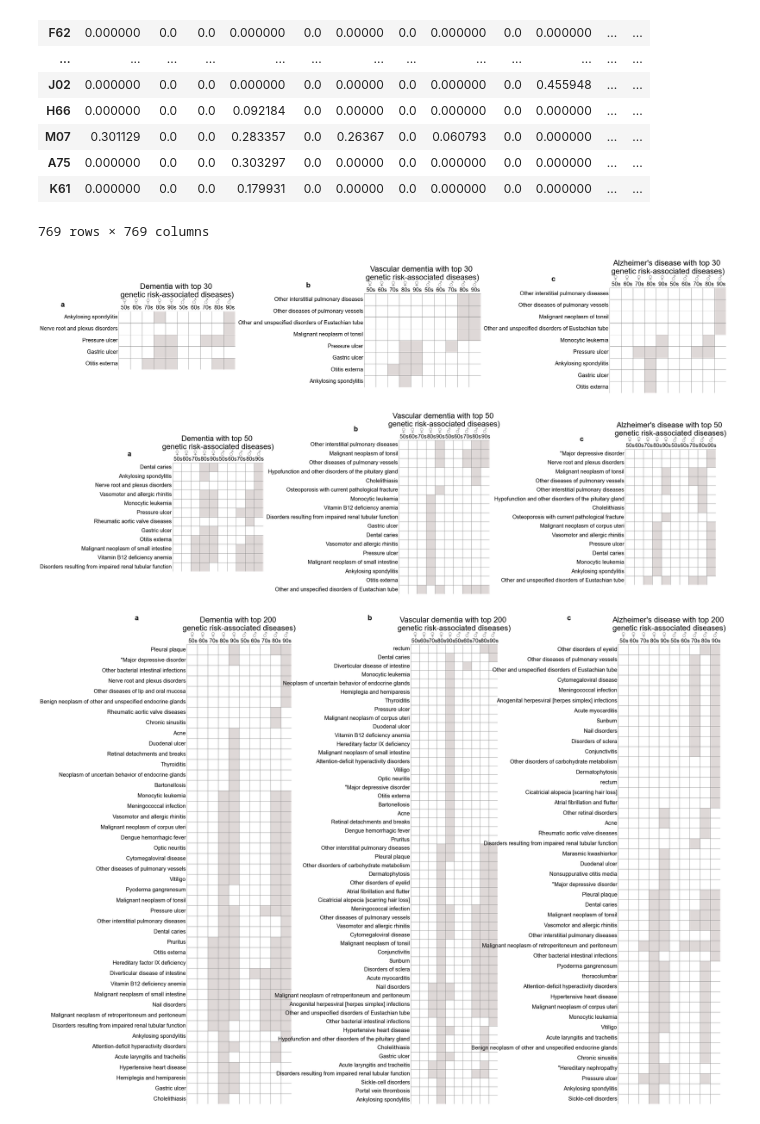
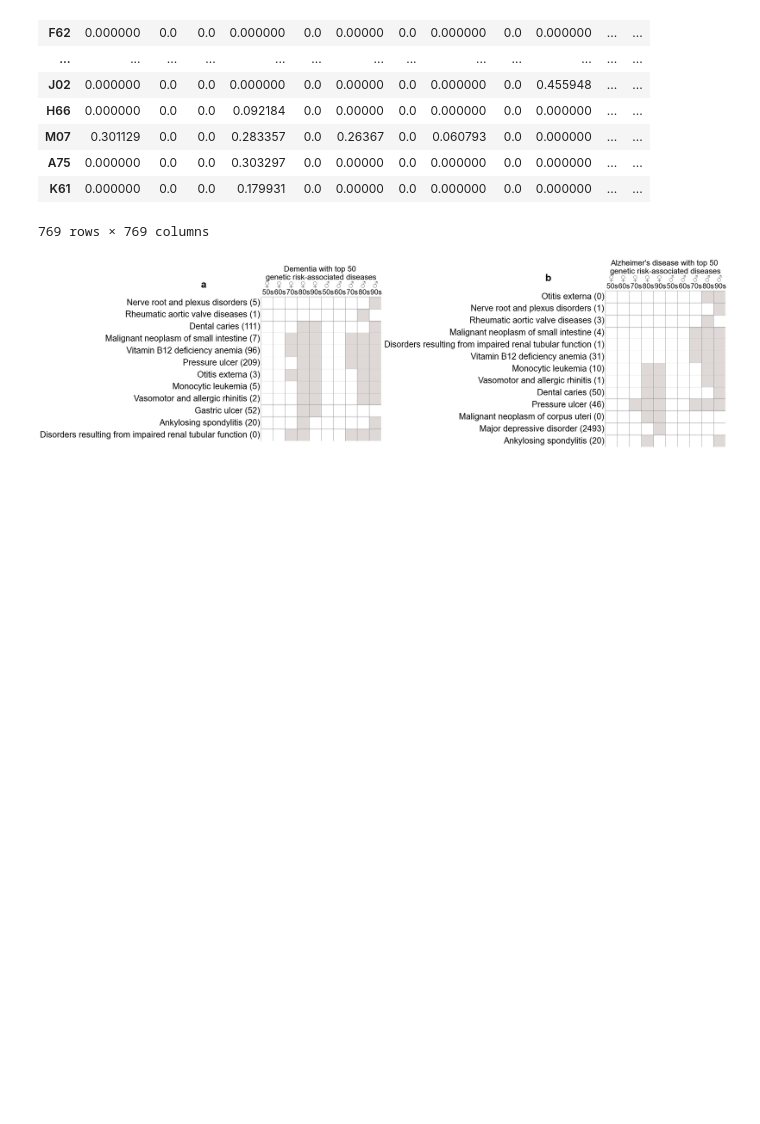
Before and after one commit to vladimirkovacevic/CSH, a Jupyter notebook: map_icd.ipynb, the cells around one changed output. Drawn from its saved outputs; the diff is of its cells as text; code cells hidden in the pictures; blank space fills up the shorter version.

```diff
--- a/map_icd.ipynb
+++ b/map_icd.ipynb
@@ -363,11 +401,11 @@ with open(harmonized_fname, 'r') as f:
 rds_files = glob.glob("data/dementia_age_groups/*.rds")
 
 
-for TOP_K in [30, 50, 200]:
+for TOP_K in [50]:
     df_out = pd.DataFrame(columns=['Graph', 'ICD10', 'Pearson', 'p-val', 'Correlated disease', 'Num correlated diseases'])
     ind = 0
-    fig, axes = plt.subplots(1, 3, figsize=(35, 25))  # 3 columns, 1 row
-    for i, code in enumerate(['F00', 'F01', 'G30']):
+    fig, axes = plt.subplots(1, 2, figsize=(35, 25))  # 3 columns, 1 row
+    for i, code in enumerate(['F00', 'G30']):
         if code in df.index:
 
             for f in rds_files:
@@ -379,15 +417,8 @@ for TOP_K in [30, 50, 200]:
                 df.columns = diag_df['icd_code']
                 df.index = diag_df['icd_code']
                 df = df.loc[df.index.isin(open_target_df.index), df.columns.isin(open_target_df.columns)]
-            #     print('MAX:', np.max(np.max(df)))
-            #     print('MIN:', np.min(np.min(df)))
-
-
-
                 row1 = open_target_df.loc[code]
                 row2 = df.loc[code]
-
-    #             corr, pval = pearsonr(row1, row2)
 
                 # Get the indices of the TOP_K largest elements in row1
                 top_indices = np.argpartition(row1.values, -TOP_K)[-TOP_K:]
@@ -405,13 +436,12 @@ for TOP_K in [30, 50, 200]:
 
 
                 # Compute Pearson correlation coefficient and p-value
-                if np.std(row1_subset) == 0. or np.std(row2_subset) == 0.:
-    #                 print("Pearson correlation undefined for constant input.")
-                    corr, pval = np.nan, np.nan
-                else:
-                    corr, pval = pearsonr(row1_subset, row2_subset)
+#                 if np.std(row1_subset) == 0. or np.std(row2_subset) == 0.:
+#     #                 print("Pearson correlation undefined for constant input.")
+#                     corr, pval = np.nan, np.nan
+#                 else:
+#                     corr, pval = pearsonr(row1_subset, row2_subset)
 
-    #             print(f.split('/')[-1].split('.')[0].replace('All_OR_', ''), f"{code}, {correlated_diseases}")
                 df_out.loc[ind] = [f.split('/')[-1].split('.')[0].replace('All_OR_', ''), code, corr, pval, correlated_diseases, len(correlated_diseases)]
                 ind+=1
         df_sorted = df_out.sort_values(by='Pearson', key=lambda x: x.abs(), ascending=False)
@@ -437,38 +467,51 @@ for TOP_K in [30, 50, 200]:
         dis_gr_df.set_index(dementia_codes[code], inplace=True)
 
 
         # Modify column and index labels to replace "Female" and "Male" with symbols
         dis_gr_df.columns = [label.replace("Female", "♀\n").replace("Male", "♂\n") for label in dis_gr_df.columns]
-        dis_gr_df.index = [label.replace("Female", "♀\n").replace("Male", "♂\n") for label in dis_gr_df.index]
+
+
+
+#         dis_gr_df.index = [label.replace("Female", "♀\n").replace("Male", "♂\n") for label in dis_gr_df.index]
+
+
+        # Compute PubMed article counts and modify index labels
+        new_index = []
+        for disease in dis_gr_df.index:
+            cleaned_disease = disease.replace("♀\n", "").replace("♂\n", "").replace("\"", "")
+            pubmed_count = get_pubmed_count_cached(dementia_codes[code], cleaned_disease)
+            new_label = f"{disease} ({pubmed_count})".replace("\"", "")
+            new_index.append(new_label)
+
+        dis_gr_df.index = new_index
+
 
         # Set font to Arial
         plt.rcParams["font.family"] = "Arial"
 
         # Custom colormap
         cmap = sns.color_palette(["white", "#ded8d7"])
 
         # Plot heatmap
         ax = sns.heatmap(dis_gr_df, cmap=cmap, cbar=False, linewidths=0.5, linecolor='gray', square=True, ax=axes[i])
 
         # Move x-axis labels to the top
         ax.xaxis.set_ticks_position('top')
         ax.xaxis.set_label_position('top')
 
         # Make x-axis labels horizontal and increase font sizes
-        ax.tick_params(axis='x', labelrotation=0, labelsize=20)
-        ax.tick_params(axis='y', labelsize=20)
+        ax.tick_params(axis='x', labelrotation=0, labelsize=26)
+        ax.tick_params(axis='y', labelsize=31)
         ax.tick_params(axis='both', which='both', length=0) # Remove tick marks
-        ax.set_title(f'{dementia_codes[code]} with top {TOP_K} \ngenetic risk-associated diseases)', size=28)
+        ax.set_title(f'{dementia_codes[code]} with top {TOP_K} \ngenetic risk-associated diseases', size=28)
         # Add subplot letter labels (a, b, c...)
         label = chr(97 + i)  # 'a' for 0, 'b' for 1, etc.
         ax.text(-0.5, 1.05, f'{label}', transform=ax.transAxes,
-                fontsize=26, fontweight='bold', va='bottom', ha='left')
+                fontsize=36, fontweight='bold', va='bottom', ha='left')
 
     # Adjust layout and save to PDF
     plt.tight_layout()
     plt.savefig(f"dementia_heatmaps_{TOP_K}.pdf", dpi=200, format='pdf', bbox_inches='tight')
     plt.show()
 # %% [output]
-[figure, old version]
+[figure, new version]
-[figure, removed]
-[figure, removed]
```
Also changed, not shown: parts of 12 cells of this notebook.
